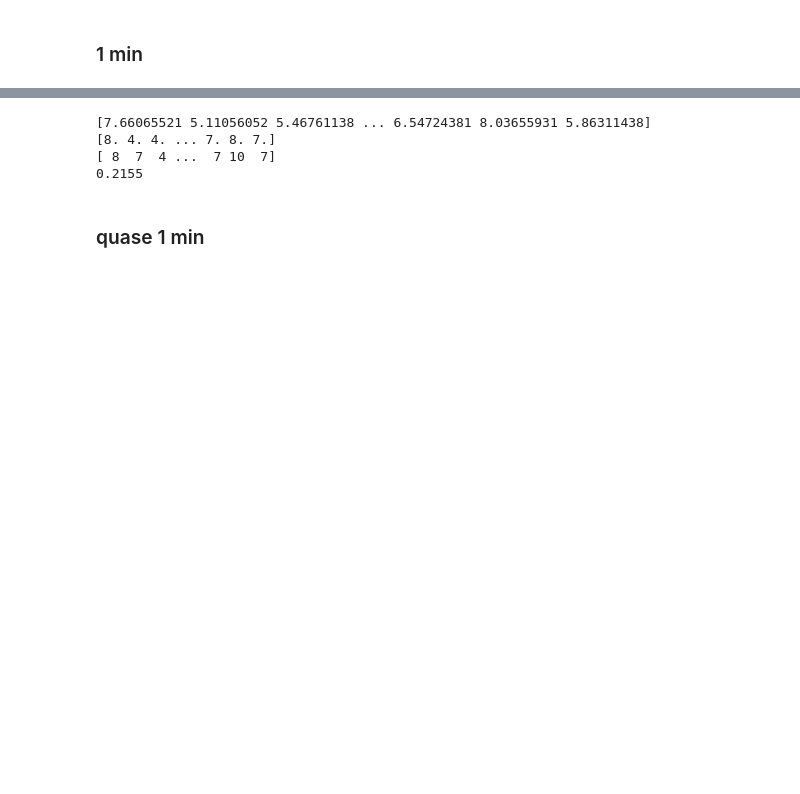
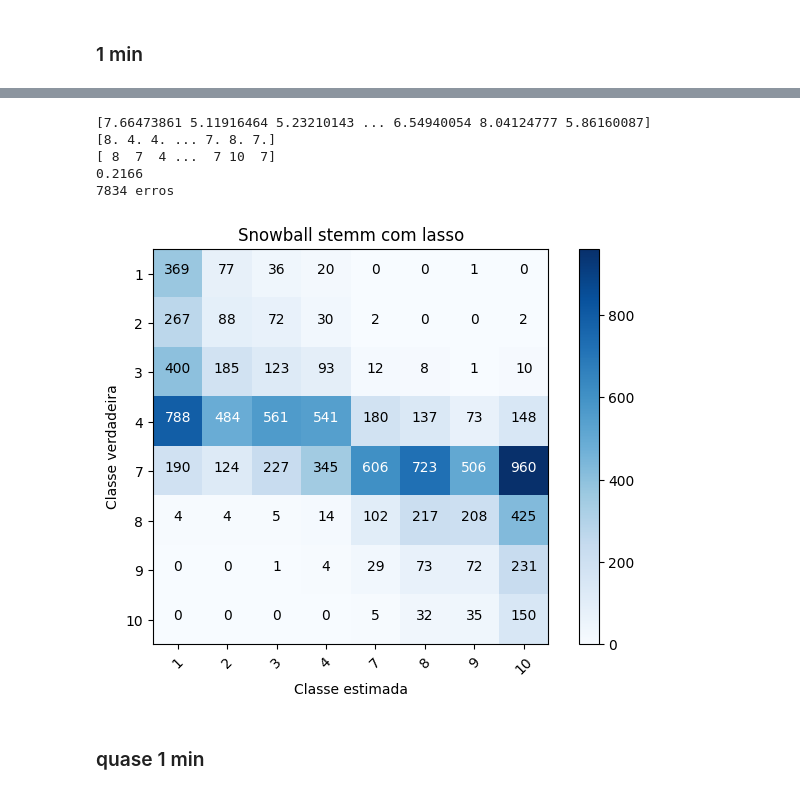
Before and after one commit to Vectoria/TP2-AA, a Jupyter notebook: A50731A50736A50795TP2.ipynb, the cells around one changed output, grey strips where cells are left out. Cells and saved outputs as stored; diff of their text form; code cells hidden in the pictures; blank space fills up the shorter version.

```diff
--- a/A50731A50736A50795TP2.ipynb
+++ b/A50731A50736A50795TP2.ipynb
@@ -306,20 +328,25 @@ Erro médio quadrático (MSE) no teste: 5.859619023047476
 # %%
 print(y_las_2)
 y_pred_las_class_test = np.round(y_las_2)
 y_pred_las_class_test[y_pred_las_class_test > 10.] = 10.
 y_pred_las_class_test[y_pred_las_class_test < 1.] = 1.
 y_pred_las_class_test[y_pred_las_class_test == 5.] = 4.
 y_pred_las_class_test[y_pred_las_class_test == 6.] = 7.
 
-y_pred_las_class_test
 print(y_pred_las_class_test)
 print(ytreino_ss)
 print(np.sum(y_pred_las_class_test == yteste_ss)/len(yteste_ss))
+
+print(np.sum(y_pred_las_class_test != yteste_ss), "erros")
+cm = confusion_matrix(y_pred_las_class_test, yteste_ss)
+plotMatriz(cm, classes=classes, title="Snowball stemm com lasso")
 # %% [output]
-[7.66065521 5.11056052 5.46761138 ... 6.54724381 8.03655931 5.86311438]
+[7.66473861 5.11916464 5.23210143 ... 6.54940054 8.04124777 5.86160087]
 [8. 4. 4. ... 7. 8. 7.]
 [ 8  7  4 ...  7 10  7]
-0.2155
+0.2166
+7834 erros
+[figure, added]
 # %% [markdown]
 ### quase 1 min
 # %%
```
Also changed, not shown: parts of 31 cells of this notebook, 1 other file.
